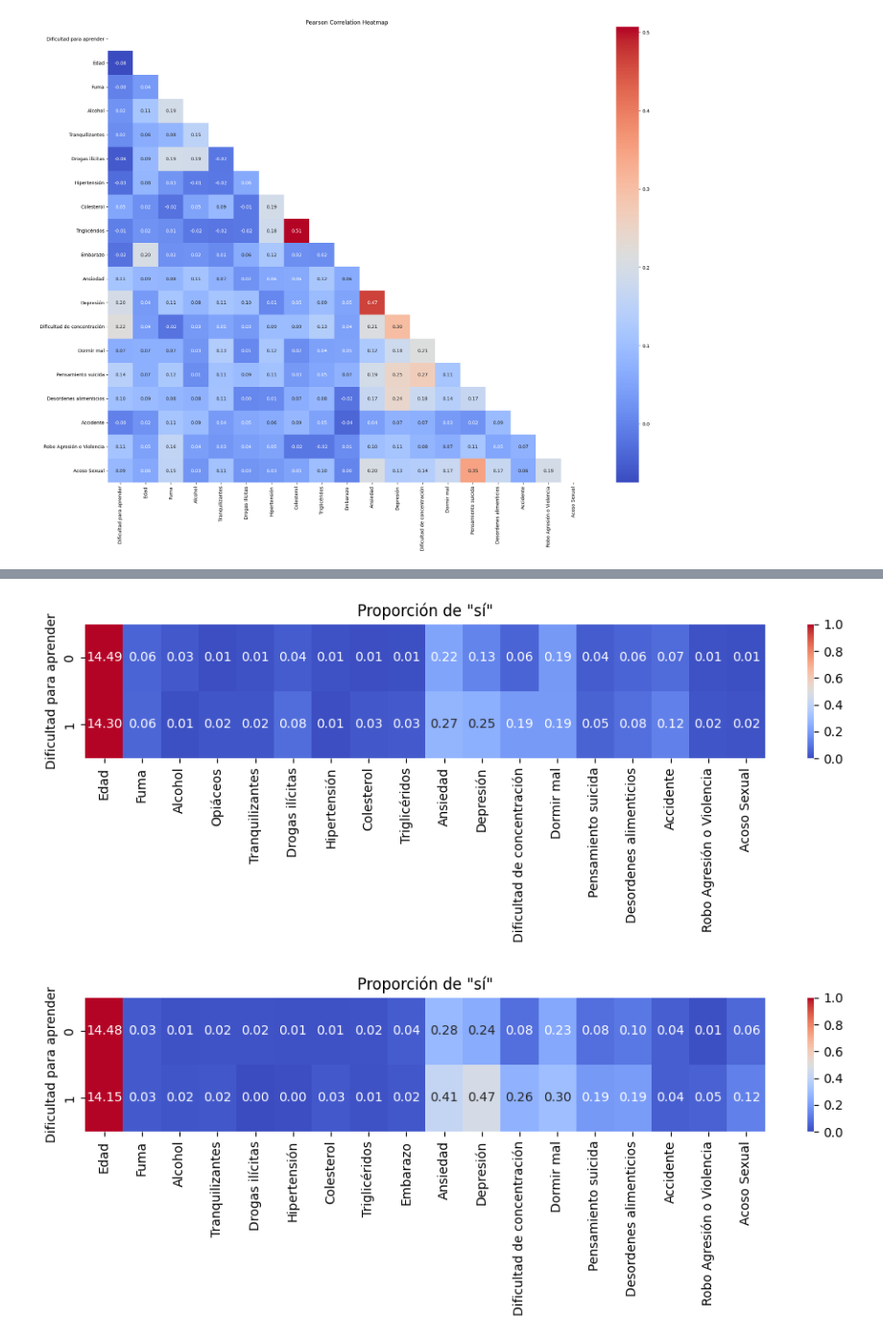
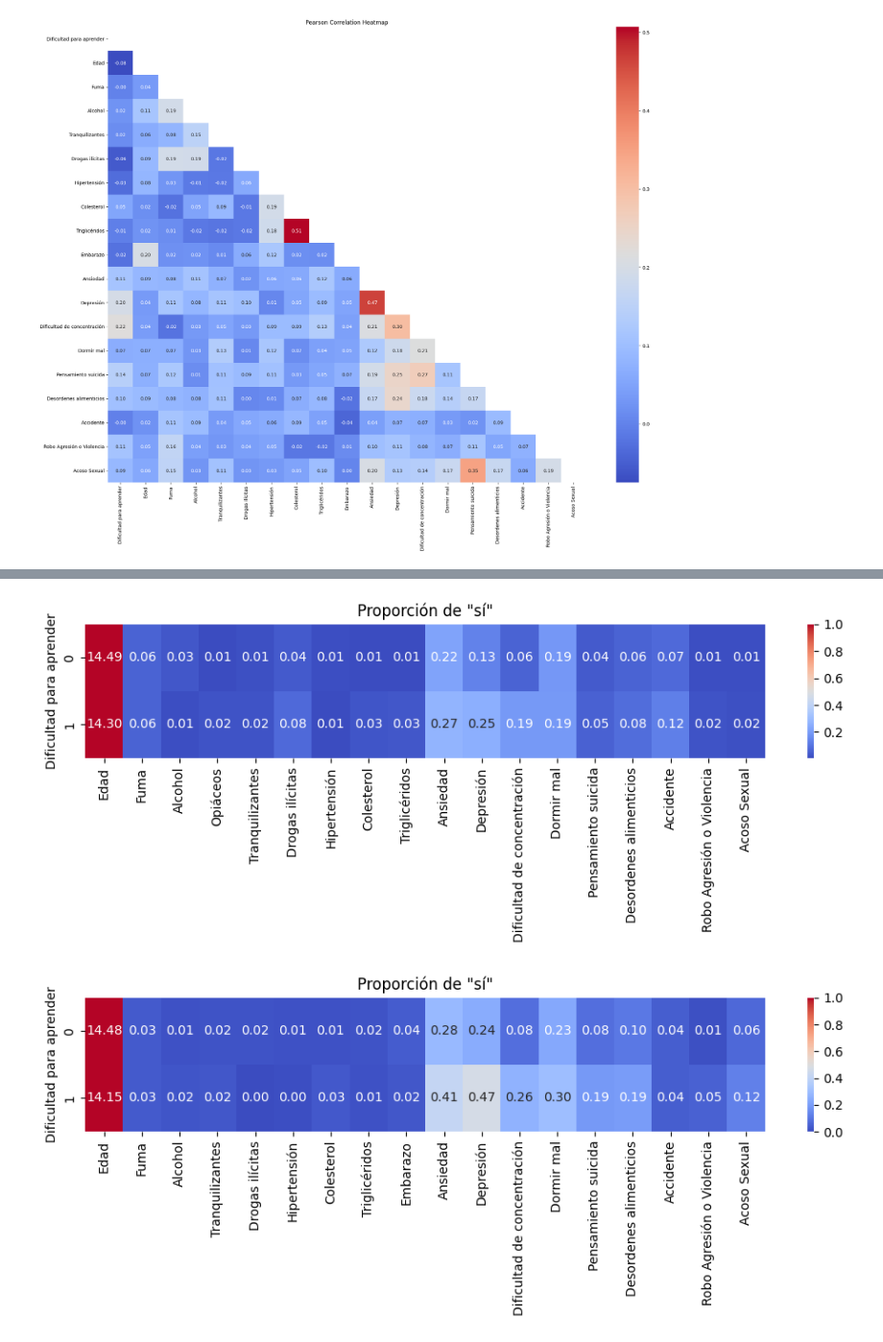
Before and after one commit to omar-tueme/ciencia-de-datos-avanzada-mek-enero-2026, a Jupyter notebook: notebooks/01_EDA.ipynb, the cells around one changed output, grey strips where cells are left out. Shown at 96% size. Saved outputs shown, nothing was run; the diff lists cells and outputs as text; code cells hidden in the pictures.

```diff
--- a/notebooks/01_EDA.ipynb
+++ b/notebooks/01_EDA.ipynb
@@ -3480,14 +3480,14 @@ plt.show()
 # %%
 means_12mas_hombre = df_final_12mas_hombre.groupby('Dificultad para aprender').mean()
 
 plt.figure(figsize=(10,4))
-sns.heatmap(means_12mas_hombre, vmin=0, vmax=1, cmap='coolwarm', annot=True, fmt=".2f")
+sns.heatmap(means_12mas_hombre, vmax=1, cmap='coolwarm', annot=True, fmt=".2f")
 plt.ylabel('Dificultad para aprender')
 plt.title('Proporción de "sí"')
 plt.tight_layout()
 plt.show()
 # %% [output]
-[figure, old version]
+[figure, new version]
 # %%
 means_12mas_mujer = df_final_12mas_mujer.groupby('Dificultad para aprender').mean()
 
```
Also changed, not shown: parts of 2 cells of this notebook.
